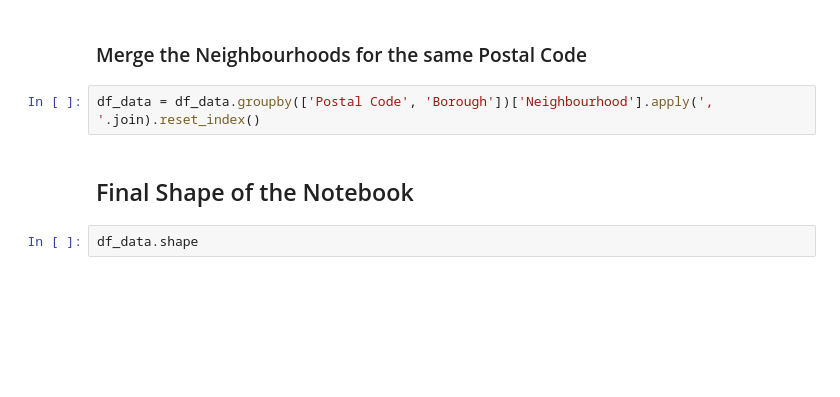
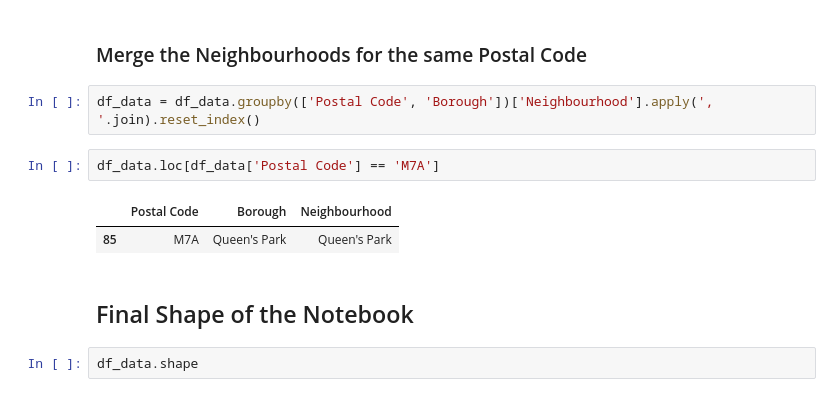
Before and after one commit to shaikzia/Coursera_Capstone, a Jupyter notebook: Segmenting and Clustering Neighborhoods.ipynb, the cells around one changed output. Saved outputs shown, nothing was run; the diff lists cells and outputs as text; blank space fills up the shorter version.

```diff
--- a/Segmenting and Clustering Neighborhoods.ipynb
+++ b/Segmenting and Clustering Neighborhoods.ipynb
@@ -88,6 +116,11 @@ df_data['Neighbourhood'].eq('Not assigned').sum()
 ### Merge the Neighbourhoods for the same Postal Code
 # %%
 df_data = df_data.groupby(['Postal Code', 'Borough'])['Neighbourhood'].apply(', '.join).reset_index()
+# %%
+df_data.loc[df_data['Postal Code'] == 'M7A']
+# %% [output]
+|  | Postal Code | Borough | Neighbourhood |
+| 85 | M7A | Queen's Park | Queen's Park |
 # %% [markdown]
 ## Final Shape of the Notebook
 # %%
```
Also changed, not shown: parts of 8 cells of this notebook.
